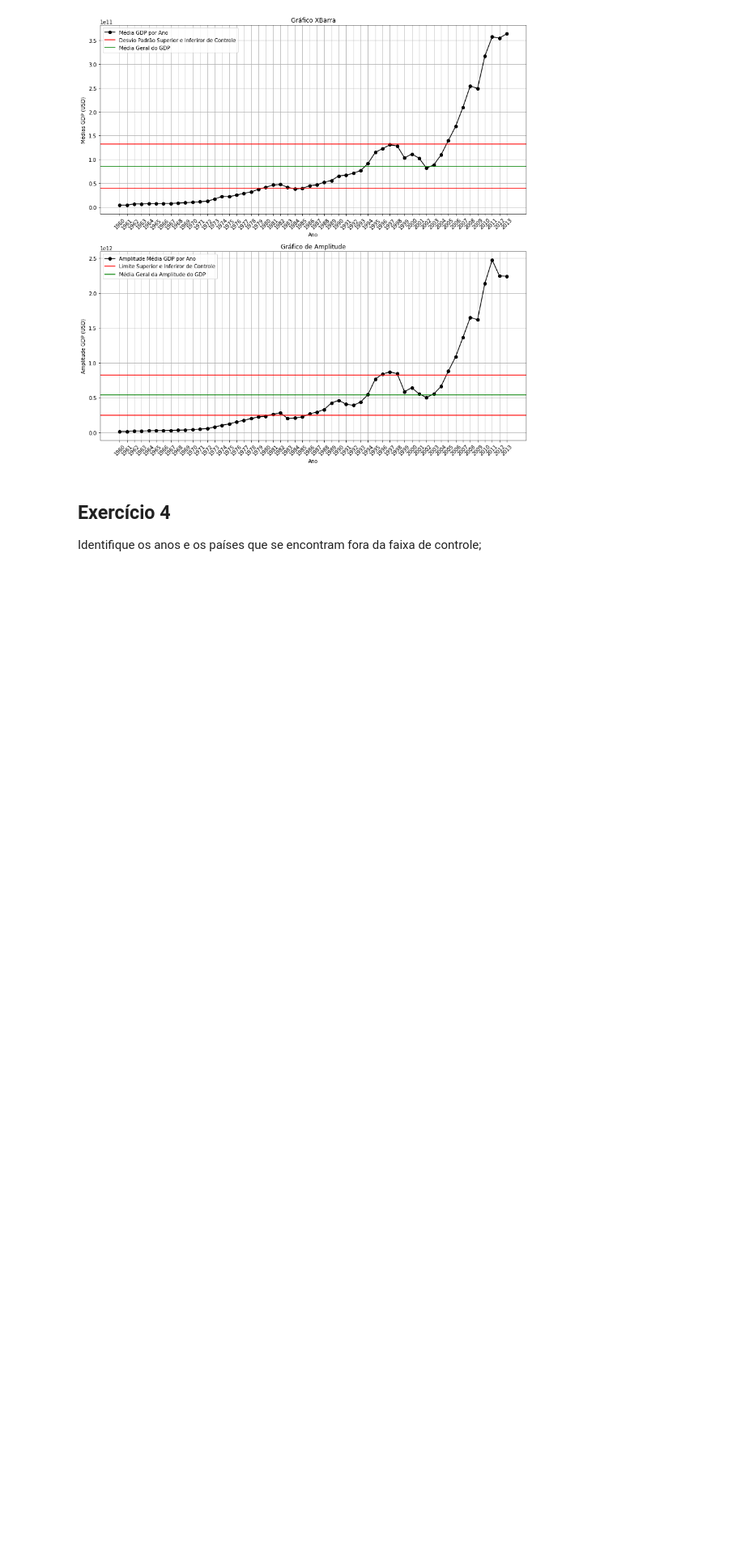
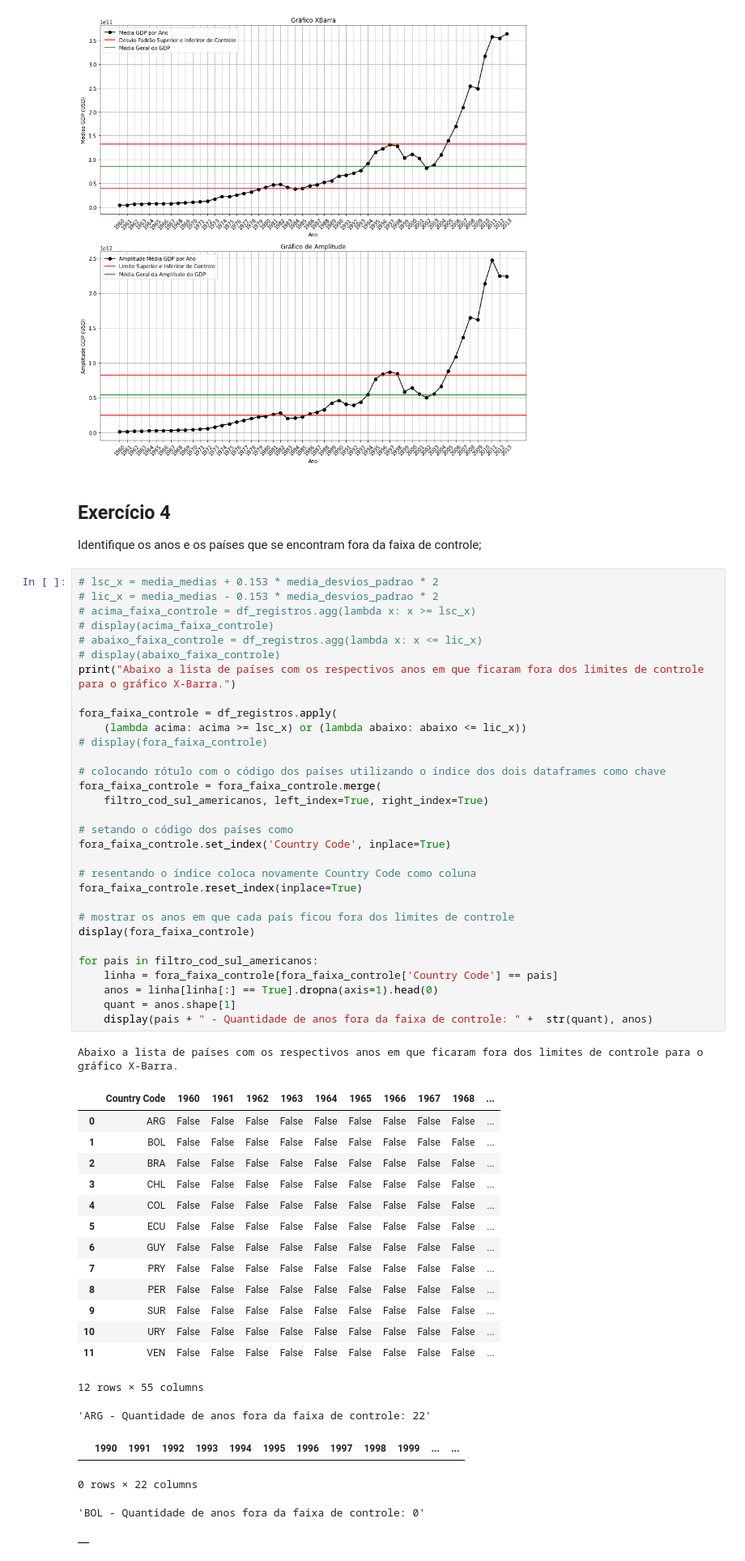
Before and after one commit to sganzerla/DPS852-Data-Science, a Jupyter notebook: T2/t2.ipynb, the cells around one changed output. Shown: that part at 81% size. Saved outputs shown, nothing was run; the diff lists cells and outputs as text; blank space fills up the shorter version.

```diff
--- a/T2/t2.ipynb
+++ b/T2/t2.ipynb
@@ -168,3 +170,55 @@ plt.show()
 # %% [markdown]
 ## Exercício 4
 Identifique os anos e os países que se encontram fora da faixa de controle;
+# %%
+# lsc_x = media_medias + 0.153 * media_desvios_padrao * 2
+# lic_x = media_medias - 0.153 * media_desvios_padrao * 2
+# acima_faixa_controle = df_registros.agg(lambda x: x >= lsc_x)
+# display(acima_faixa_controle)
+# abaixo_faixa_controle = df_registros.agg(lambda x: x <= lic_x)
+# display(abaixo_faixa_controle)
+print("Abaixo a lista de países com os respectivos anos em que ficaram fora dos limites de controle para o gráfico X-Barra.")
+
+fora_faixa_controle = df_registros.apply(
+    (lambda acima: acima >= lsc_x) or (lambda abaixo: abaixo <= lic_x))
+# display(fora_faixa_controle)
+
+# colocando rótulo com o código dos países utilizando o índice dos dois dataframes como chave
+fora_faixa_controle = fora_faixa_controle.merge(
+    filtro_cod_sul_americanos, left_index=True, right_index=True)
+
+# setando o código dos países como
+fora_faixa_controle.set_index('Country Code', inplace=True)
+
+# resentando o índice coloca novamente Country Code como coluna
+fora_faixa_controle.reset_index(inplace=True)
+
+# mostrar os anos em que cada país ficou fora dos limites de controle
+display(fora_faixa_controle)
+
+for pais in filtro_cod_sul_americanos:
+    linha = fora_faixa_controle[fora_faixa_controle['Country Code'] == pais]
+    anos = linha[linha[:] == True].dropna(axis=1).head(0)
+    quant = anos.shape[1]
+    display(pais + " - Quantidade de anos fora da faixa de controle: " +  str(quant), anos)
+# %% [output]
+Abaixo a lista de países com os respectivos anos em que ficaram fora dos limites de controle para o gráfico X-Barra.
+|  | Country Code | 1960 | 1961 | 1962 | 1963 | 1964 | 1965 | 1966 | 1967 | 1968 | ... |
+| 0 | ARG | False | False | False | False | False | False | False | False | False | ... |
+| 1 | BOL | False | False | False | False | False | False | False | False | False | ... |
+| 2 | BRA | False | False | False | False | False | False | False | False | False | ... |
+| 3 | CHL | False | False | False | False | False | False | False | False | False | ... |
+| 4 | COL | False | False | False | False | False | False | False | False | False | ... |
+| 5 | ECU | False | False | False | False | False | False | False | False | False | ... |
+| 6 | GUY | False | False | False | False | False | False | False | False | False | ... |
+| 7 | PRY | False | False | False | False | False | False | False | False | False | ... |
+| 8 | PER | False | False | False | False | False | False | False | False | False | ... |
+| 9 | SUR | False | False | False | False | False | False | False | False | False | ... |
+| 10 | URY | False | False | False | False | False | False | False | False | False | ... |
+| 11 | VEN | False | False | False | False | False | False | False | False | False | ... |
+12 rows × 55 columns
+'ARG - Quantidade de anos fora da faixa de controle: 22'
+|  | 1990 | 1991 | 1992 | 1993 | 1994 | 1995 | 1996 | 1997 | 1998 | 1999 | ... | ... |
+0 rows × 22 columns
+'BOL - Quantidade de anos fora da faixa de controle: 0'
+|  |
```
Also changed, not shown: parts of 4 cells of this notebook, 2 other files.
